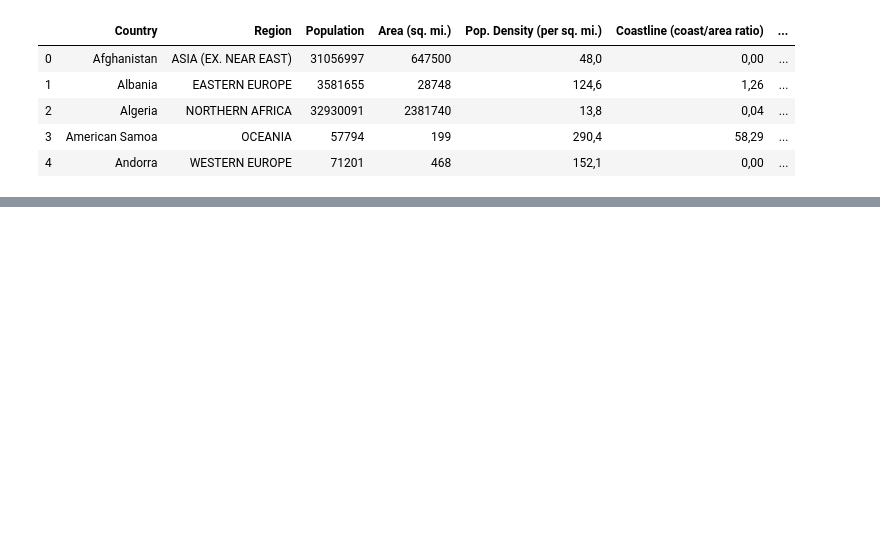
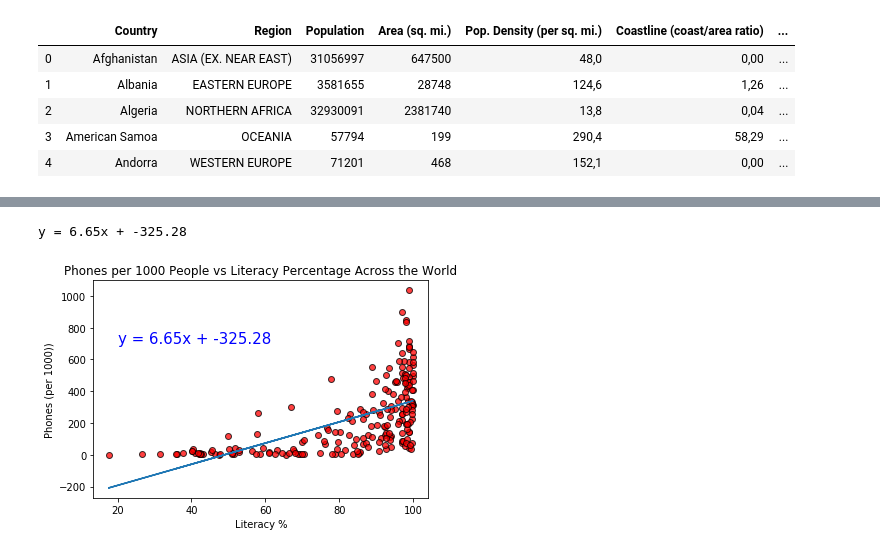
Before and after one commit to juliedundas/Country-Analysis, a Jupyter notebook: Project_1/project_1.ipynb, the cells around one changed output, grey strips where cells are left out. Drawn from its saved outputs; the diff is of its cells as text; code cells hidden in the pictures; blank space fills up the shorter version.

```diff
--- a/Project_1/project_1.ipynb
+++ b/Project_1/project_1.ipynb
@@ -114,0 +149,17 @@ plt.show()
+# %%
+#Create a regression across the above scatter plot
+(slope, intercept, rvalue, pvalue, stderr) = linregress(literacy, phones)
+regress_values = literacy * slope + intercept
+line_eq = "y = " + str(round(slope,2)) + "x + " + str(round(intercept,2))
+plt.scatter(literacy, phones, marker="o", facecolors="red", edgecolors="black", alpha=0.75)
+print(line_eq)
+plt.plot(x_values,regress_values)
+plt.annotate(line_eq,(20,700),fontsize=15,color="blue")
+plt.xlabel('Literacy %')
+plt.ylabel('Phones (per 1000))')
+plt.title('Phones per 1000 People vs Literacy Percentage Across the World')
+plt.figsize=(200,200)
+plt.show()
+# %% [output]
+y = 6.65x + -325.28
+[figure, added]
```
Also changed, not shown: parts of 10 cells of this notebook, 2 other files.
